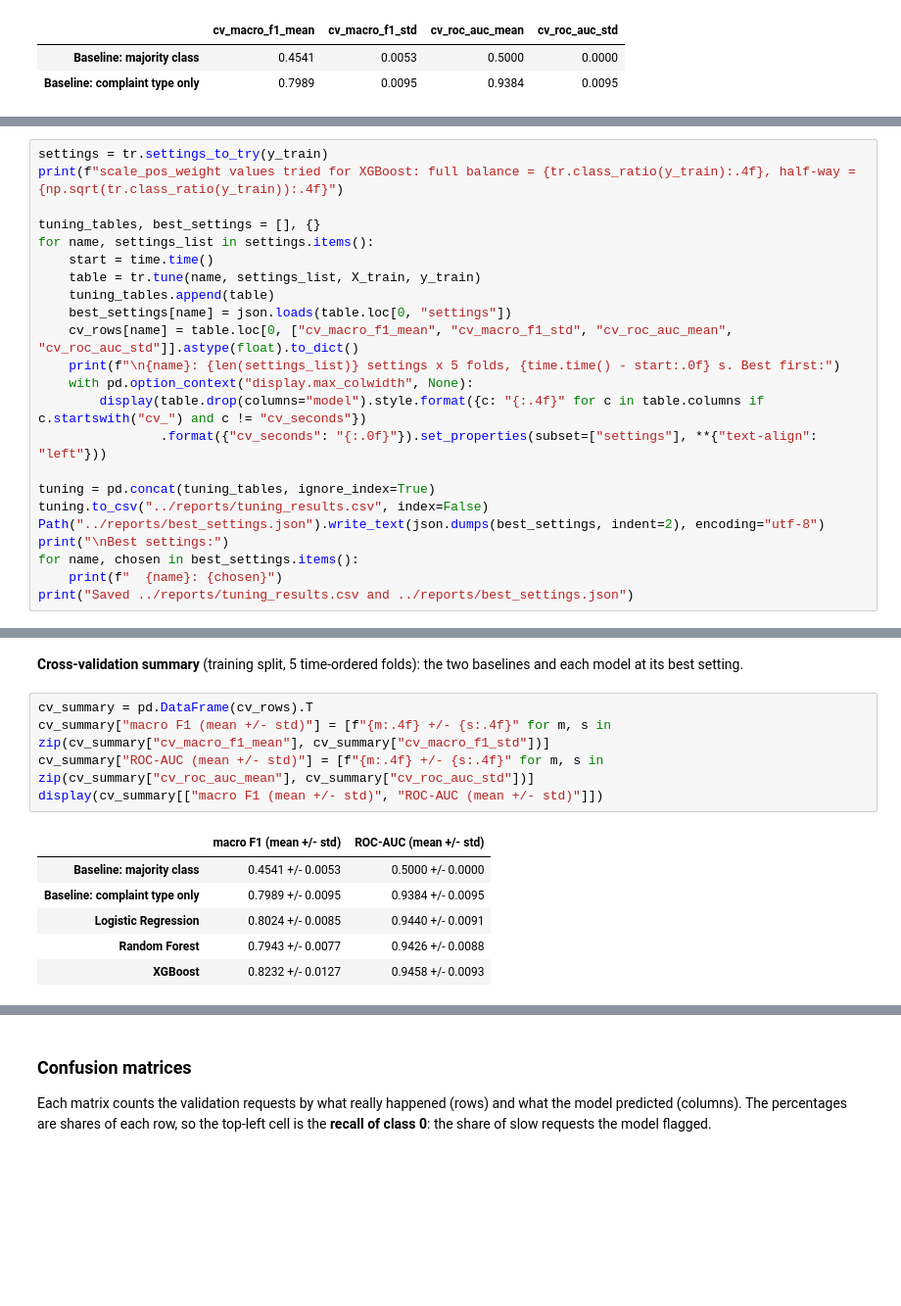
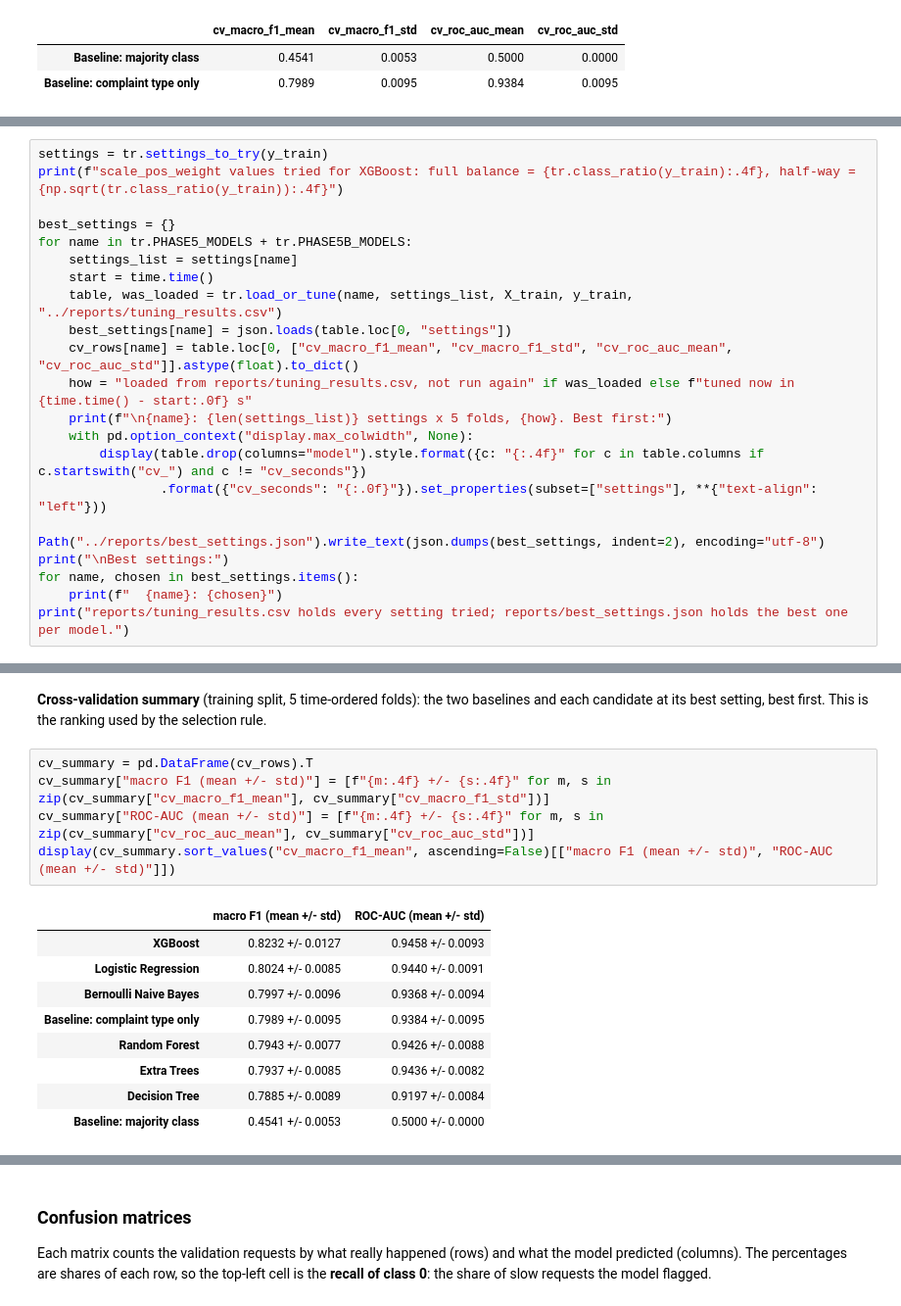
Before and after one commit to LyHenglong/CLD375-CivicAI, a Jupyter notebook: notebooks/03_model_comparison.ipynb, the cells around one changed output, grey strips where cells are left out. Shown at 98% size. Cells and saved outputs as stored; diff of their text form; blank space fills up the shorter version.

```diff
--- a/notebooks/03_model_comparison.ipynb
+++ b/notebooks/03_model_comparison.ipynb
@@ -119,25 +152,24 @@ Each model has a few settings that change how it behaves. A small number of sett
 settings = tr.settings_to_try(y_train)
 print(f"scale_pos_weight values tried for XGBoost: full balance = {tr.class_ratio(y_train):.4f}, half-way = {np.sqrt(tr.class_ratio(y_train)):.4f}")
 
-tuning_tables, best_settings = [], {}
-for name, settings_list in settings.items():
+best_settings = {}
+for name in tr.PHASE5_MODELS + tr.PHASE5B_MODELS:
+    settings_list = settings[name]
     start = time.time()
-    table = tr.tune(name, settings_list, X_train, y_train)
-    tuning_tables.append(table)
+    table, was_loaded = tr.load_or_tune(name, settings_list, X_train, y_train, "../reports/tuning_results.csv")
     best_settings[name] = json.loads(table.loc[0, "settings"])
     cv_rows[name] = table.loc[0, ["cv_macro_f1_mean", "cv_macro_f1_std", "cv_roc_auc_mean", "cv_roc_auc_std"]].astype(float).to_dict()
-    print(f"\n{name}: {len(settings_list)} settings x 5 folds, {time.time() - start:.0f} s. Best first:")
+    how = "loaded from reports/tuning_results.csv, not run again" if was_loaded else f"tuned now in {time.time() - start:.0f} s"
+    print(f"\n{name}: {len(settings_list)} settings x 5 folds, {how}. Best first:")
     with pd.option_context("display.max_colwidth", None):
         display(table.drop(columns="model").style.format({c: "{:.4f}" for c in table.columns if c.startswith("cv_") and c != "cv_seconds"})
                 .format({"cv_seconds": "{:.0f}"}).set_properties(subset=["settings"], **{"text-align": "left"}))
 
-tuning = pd.concat(tuning_tables, ignore_index=True)
-tuning.to_csv("../reports/tuning_results.csv", index=False)
 Path("../reports/best_settings.json").write_text(json.dumps(best_settings, indent=2), encoding="utf-8")
 print("\nBest settings:")
 for name, chosen in best_settings.items():
     print(f"  {name}: {chosen}")
-print("Saved ../reports/tuning_results.csv and ../reports/best_settings.json")
+print("reports/tuning_results.csv holds every setting tried; reports/best_settings.json holds the best one per model.")
 # %% [output]
 scale_pos_weight values tried for XGBoost: full balance = 0.2076, half-way = 0.4556
 
@@ -175,15 +228,18 @@ Saved ../reports/tuning_results.csv and ../reports/best_settings.json
 # %% [markdown]
-**Cross-validation summary** (training split, 5 time-ordered folds): the two baselines and each model at its best setting.
+**Cross-validation summary** (training split, 5 time-ordered folds): the two baselines and each candidate at its best setting, best first. This is the ranking used by the selection rule.
 # %%
 cv_summary = pd.DataFrame(cv_rows).T
 cv_summary["macro F1 (mean +/- std)"] = [f"{m:.4f} +/- {s:.4f}" for m, s in zip(cv_summary["cv_macro_f1_mean"], cv_summary["cv_macro_f1_std"])]
 cv_summary["ROC-AUC (mean +/- std)"] = [f"{m:.4f} +/- {s:.4f}" for m, s in zip(cv_summary["cv_roc_auc_mean"], cv_summary["cv_roc_auc_std"])]
-display(cv_summary[["macro F1 (mean +/- std)", "ROC-AUC (mean +/- std)"]])
+display(cv_summary.sort_values("cv_macro_f1_mean", ascending=False)[["macro F1 (mean +/- std)", "ROC-AUC (mean +/- std)"]])
 # %% [output]
 |  | macro F1 (mean +/- std) | ROC-AUC (mean +/- std) |
+| XGBoost | 0.8232 +/- 0.0127 | 0.9458 +/- 0.0093 |
+| Logistic Regression | 0.8024 +/- 0.0085 | 0.9440 +/- 0.0091 |
+| Bernoulli Naive Bayes | 0.7997 +/- 0.0096 | 0.9368 +/- 0.0094 |
+| Baseline: complaint type only | 0.7989 +/- 0.0095 | 0.9384 +/- 0.0095 |
+| Random Forest | 0.7943 +/- 0.0077 | 0.9426 +/- 0.0088 |
+| Extra Trees | 0.7937 +/- 0.0085 | 0.9436 +/- 0.0082 |
+| Decision Tree | 0.7885 +/- 0.0089 | 0.9197 +/- 0.0084 |
 | Baseline: majority class | 0.4541 +/- 0.0053 | 0.5000 +/- 0.0000 |
-| Baseline: complaint type only | 0.7989 +/- 0.0095 | 0.9384 +/- 0.0095 |
-| Logistic Regression | 0.8024 +/- 0.0085 | 0.9440 +/- 0.0091 |
-| Random Forest | 0.7943 +/- 0.0077 | 0.9426 +/- 0.0088 |
-| XGBoost | 0.8232 +/- 0.0127 | 0.9458 +/- 0.0093 |
 # %% [markdown]
```
Also changed, not shown: parts of 24 cells of this notebook, 12 other files.
